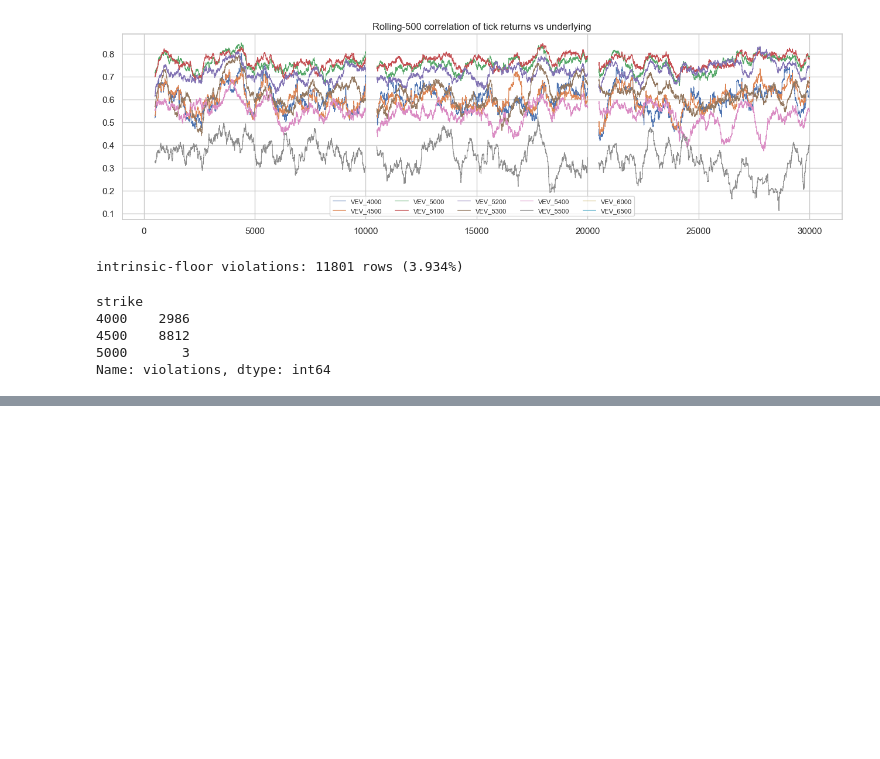
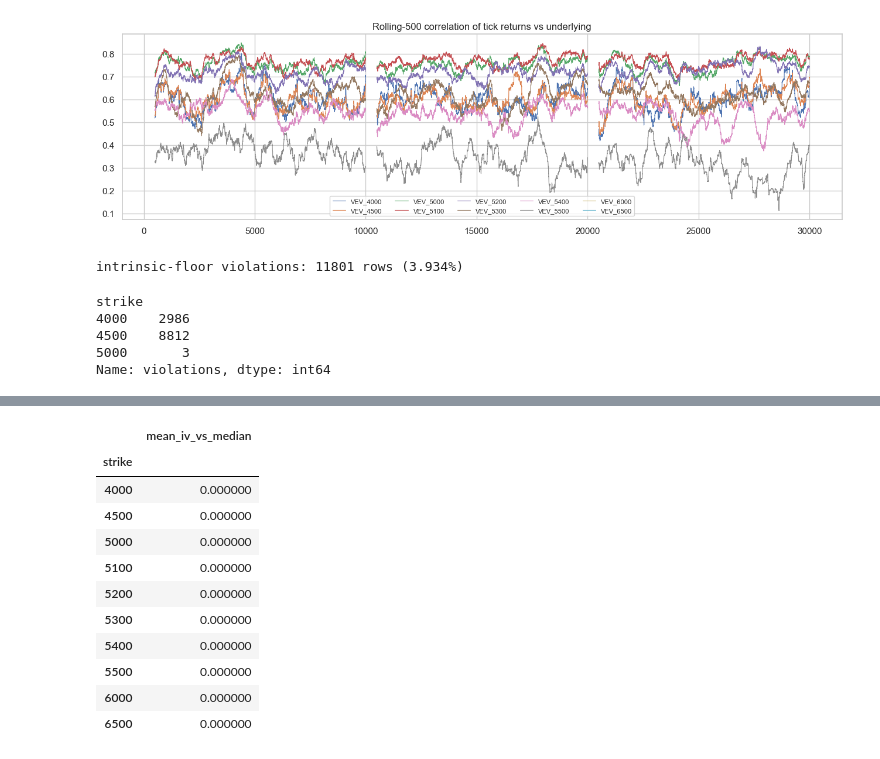
Before and after one commit to Sophbx/imc_prosperity4, a Jupyter notebook: Round3/Analysis/analysis_options.ipynb, the cells around one changed output, grey strips where cells are left out. Cells and saved outputs as stored; diff of their text form; code cells hidden in the pictures; blank space fills up the shorter version.

```diff
--- a/Round3/Analysis/analysis_options.ipynb
+++ b/Round3/Analysis/analysis_options.ipynb
@@ -209,0 +305,23 @@ Name: violations, dtype: int64
+# %%
+# Rich/cheap: iv - median_iv_across_strikes at the same (day, timestamp)
+piv = (iv_rows.dropna(subset=["iv"])
+              .pivot_table(index=["day", "timestamp"], columns="strike", values="iv"))
+median_iv = piv.median(axis=1)
+rich_cheap = piv.subtract(median_iv, axis=0)
+rc_summary = rich_cheap.mean().rename("mean_iv_vs_median").to_frame()
+rc_summary["abs"] = rc_summary["mean_iv_vs_median"].abs()
+rc_summary = rc_summary.sort_values("abs", ascending=False).drop(columns="abs")
+display(rc_summary)
+# %% [output]
+|  | mean_iv_vs_median |
+| strike |  |
+| 4000 | 0.000000 |
+| 4500 | 0.000000 |
+| 5000 | 0.000000 |
+| 5100 | 0.000000 |
+| 5200 | 0.000000 |
+| 5300 | 0.000000 |
+| 5400 | 0.000000 |
+| 5500 | 0.000000 |
+| 6000 | 0.000000 |
+| 6500 | 0.000000 |
```
Also changed, not shown: parts of 8 cells of this notebook, 3 other files.
